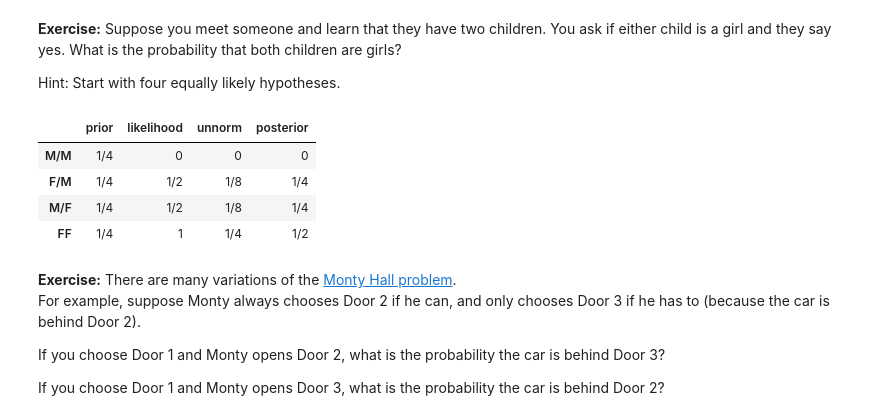
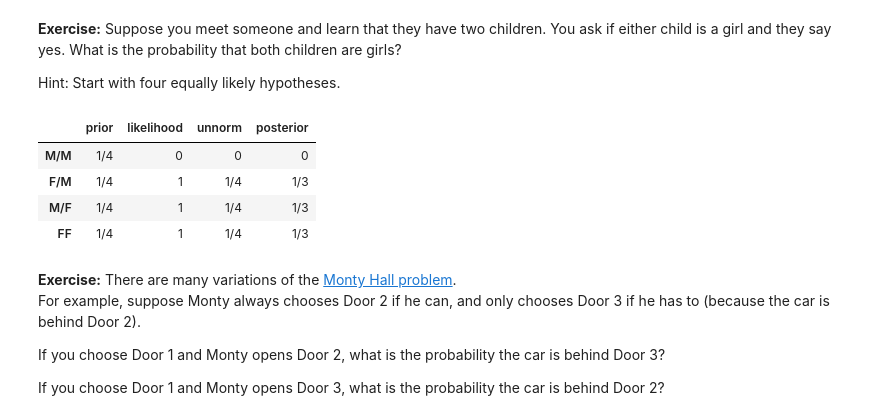
Before and after one commit to initcatcher/ThinkBayes2, a Jupyter notebook: notebooks/chap02.ipynb, the cells around one changed output. Drawn from its saved outputs; the diff is of its cells as text; code cells hidden in the pictures.

```diff
--- a/notebooks/chap02.ipynb
+++ b/notebooks/chap02.ipynb
@@ -394,21 +394,21 @@ Hint: Start with four equally likely hypotheses.
 # %%
 # Solution goes here
 
 import pandas as pd
 
 table4 = pd.DataFrame(index=['M/M', 'F/M', 'M/F', 'FF'])
 
 table4['prior'] = Fraction(1,4)
-table4['likelihood'] = 0, Fraction(1,2),Fraction(1,2),Fraction(1,1)
+table4['likelihood'] = 0, 1,1,1
 
 update(table4)
 table4
 # %% [output]
 |  | prior | likelihood | unnorm | posterior |
 | M/M | 1/4 | 0 | 0 | 0 |
-| F/M | 1/4 | 1/2 | 1/8 | 1/4 |
-| M/F | 1/4 | 1/2 | 1/8 | 1/4 |
-| FF | 1/4 | 1 | 1/4 | 1/2 |
+| F/M | 1/4 | 1 | 1/4 | 1/3 |
+| M/F | 1/4 | 1 | 1/4 | 1/3 |
+| FF | 1/4 | 1 | 1/4 | 1/3 |
 # %% [markdown]
 **Exercise:** There are many variations of the [Monty Hall problem](https://en.wikipedia.org/wiki/Monty_Hall_problem).
 For example, suppose Monty always chooses Door 2 if he can, and
```
Also changed, not shown: parts of 6 cells of this notebook.
